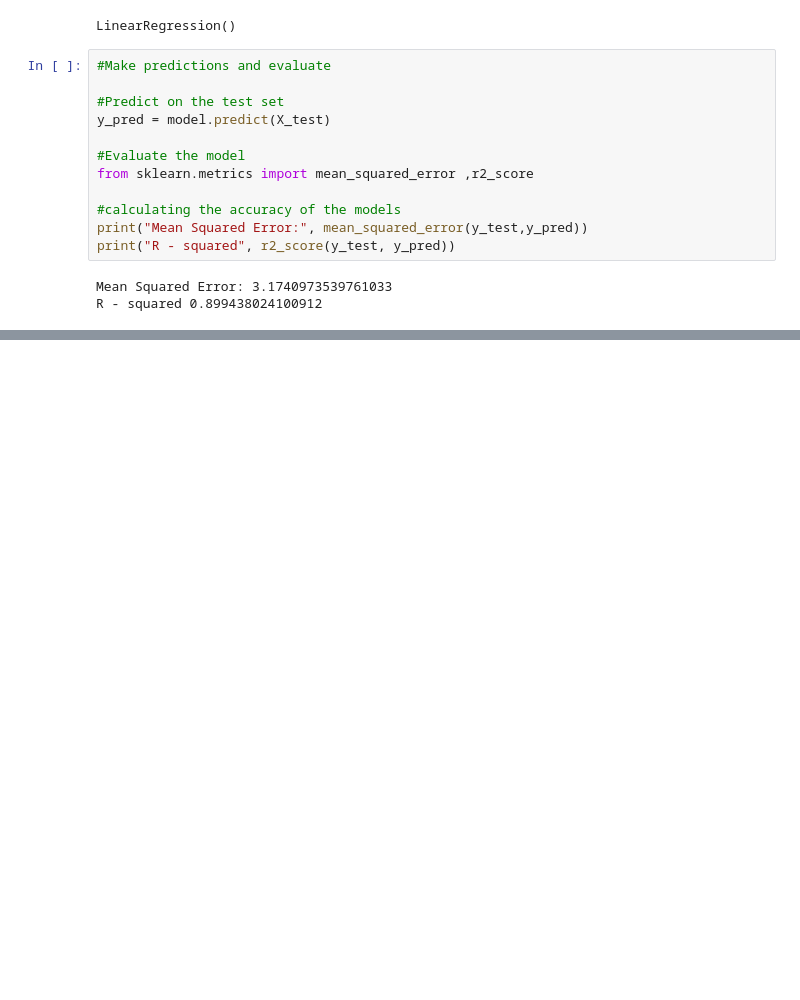
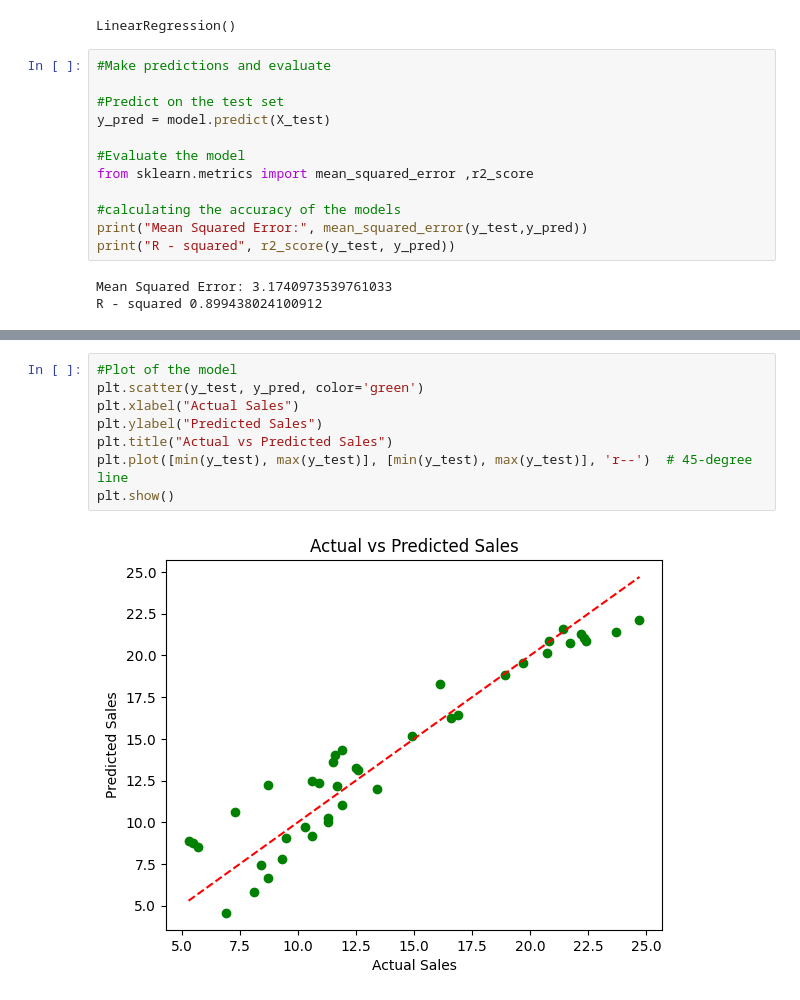
Before and after one commit to Gairola788/AI-Development, a Jupyter notebook: Linear_regression/linear_regression_demo.ipynb, the cells around one changed output, grey strips where cells are left out. Cells and saved outputs as stored; diff of their text form; blank space fills up the shorter version.

Commit message:
Visualization of the model seen

```diff
--- a/Linear_regression/linear_regression_demo.ipynb
+++ b/Linear_regression/linear_regression_demo.ipynb
@@ -68,0 +69,10 @@ Predicted Sales: 20.69
+# %%
+#Plot of the model
+plt.scatter(y_test, y_pred, color='green')
+plt.xlabel("Actual Sales")
+plt.ylabel("Predicted Sales")
+plt.title("Actual vs Predicted Sales")
+plt.plot([min(y_test), max(y_test)], [min(y_test), max(y_test)], 'r--')  # 45-degree line
+plt.show()
+# %% [output]
+[figure, added]
```
Also changed, not shown: parts of 1 cell of this notebook.
